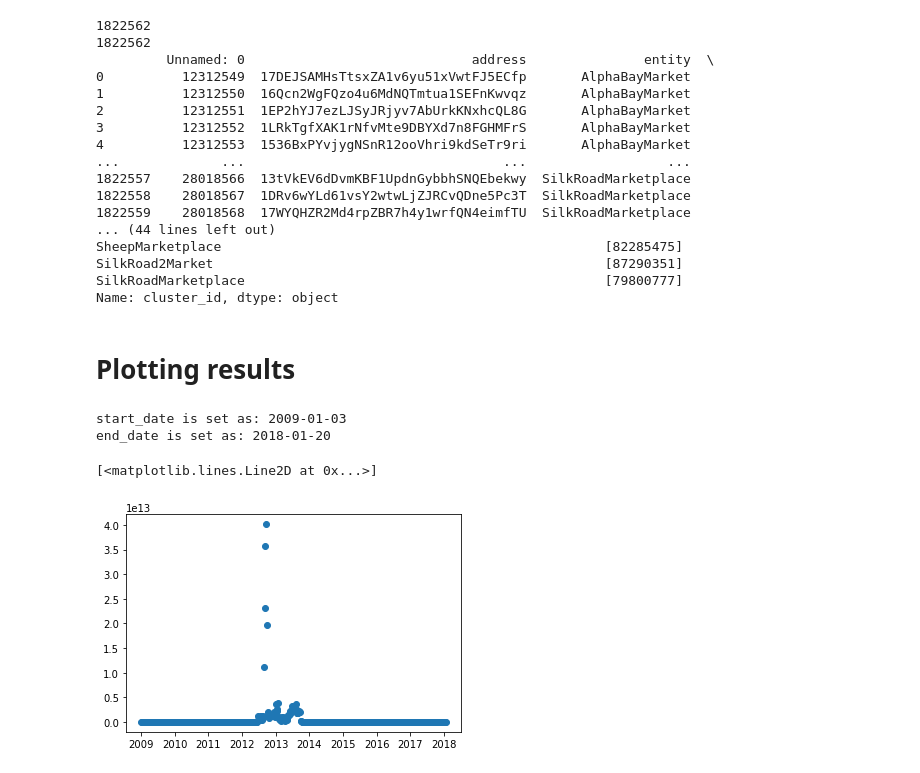
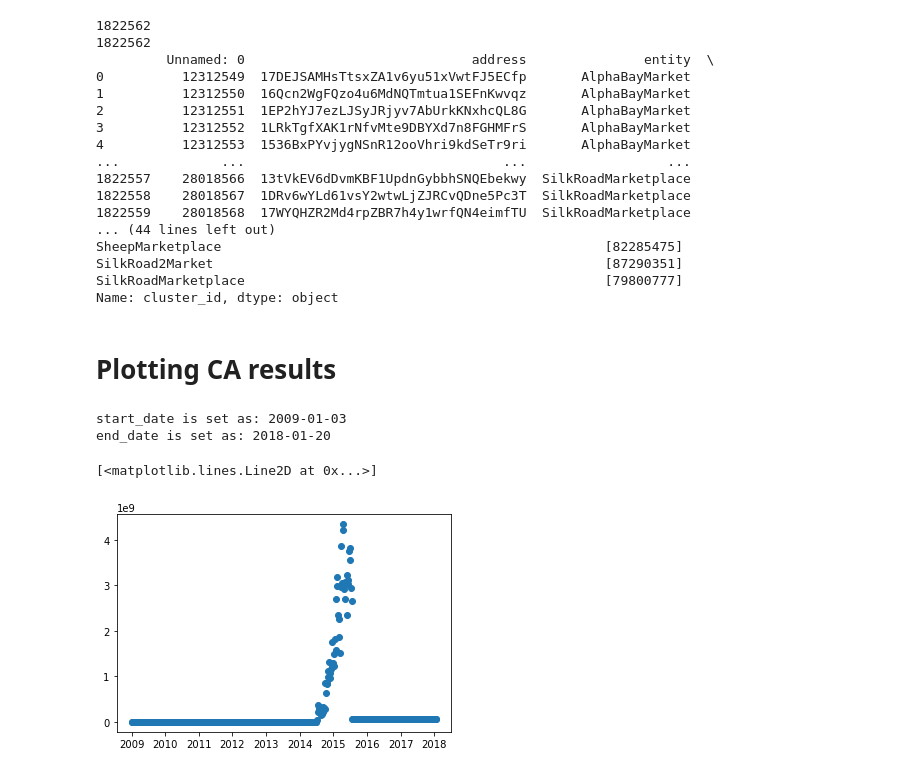
Before and after one commit to nicoloval/paint-black, a Jupyter notebook: graph_scripts.ipynb, the cells around one changed output. Saved outputs shown, nothing was run; the diff lists cells and outputs as text; code cells hidden in the pictures.

```diff
--- a/graph_scripts.ipynb
+++ b/graph_scripts.ipynb
@@ -207,12 +209,12 @@ SilkRoad2Market                                                  [87290351]
 SilkRoadMarketplace                                              [79800777]
 Name: cluster_id, dtype: object
 # %% [markdown]
-# Plotting results
+# Plotting CA results
 # %%
 start_date = datetime.fromtimestamp(chain.blocks[0].timestamp).date()
 end_date = datetime.strptime("2018-01-20", "%Y-%m-%d").date() #datetime.fromtimestamp(chain.blocks[-1].timestamp).date()
 frequency = 7
-cluster = 87290351
+cluster_list = [107302595, 115726064]
 chrono = SimpleChrono()
 
 print(f'start_date is set as: {start_date}')
@@ -225,38 +227,44 @@ tqdm_bar = tqdm(datelist, desc="processed files")
 x_values = []
 y_values = []
 
 # size = len(current_assets_zarr)
 # print(f'size of current_assets_zarr={size}')
 
 for timeunit in tqdm_bar:
     chrono.add_tic("net")
     current_assets_zarr = zarr.load(f'/local/scratch/exported/blockchain_parsed/bitcoin_darknet/gs_group/grayscale_op_ali/final/heur_1_data_v2/weekly/current_assets/current_assets_{timeunit}.zarr') #load gives an object array containing this dictionary:
     current_assets_zarr = dict(zip(current_assets_zarr["current_assets_index"], current_assets_zarr["current_assets_values"]))
 
     x_values.append(timeunit.strftime('%Y-%m-%d'))
-    if cluster in current_assets_zarr.keys():
-        y_values.append(float(current_assets_zarr[cluster]))
-    else:
-        y_values.append(0.0)
+    y_total = 0.0
+    for cluster in cluster_list:
+        if cluster in current_assets_zarr.keys():
+            y_total = y_total + float(current_assets_zarr[cluster])
+        else:
+            y_total += 0.0
+
+    y_values.append(y_total)
     # y_values.append(sum(current_assets_zarr.values())) for total
 
     tqdm_bar.set_description(f"week of '{timeunit.strftime('%Y-%m-%d')} took {chrono.elapsed('net')} sec", refresh=True)
     # print(sum(current_assets_zarr.values()))
 
 with open(f'jsonResults/CA_{cluster}_2009-01-03_2018-01-20.json', 'w') as f:
     results_dict = dict(zip(x_values, y_values))
     save_json = json.dumps(results_dict)
     f.write(save_json)
-    print(save_json)
+    # print(save_json)
 
 dates = matplotlib.dates.date2num(x_values)
 matplotlib.pyplot.plot_date(dates, y_values)
 
 # with open('result.txt', 'a') as fp:
 #     fp.write(print(current_assets_zarr))
 # %% [output]
 start_date is set as: 2009-01-03
 end_date is set as: 2018-01-20
+[<matplotlib.lines.Line2D at 0x...>]
+[figure, added]
 # %%
 # x_values2 = [timeunit.strftime('%Y-%m-%d') for timeunit in x_values]
 # y_values2 = [float(value * 0.00000001) for value in y_values]
@@ -266,9 +274,3 @@ with open('jsonResults/CA_79800777_2009-01-03_2018-01-20.json', 'w') as f:
     save_json = json.dumps(results_dict)
     f.write(save_json)
     print(save_json)
-# %%
-dates = matplotlib.dates.date2num(x_values)
-matplotlib.pyplot.plot_date(dates, y_values)
-# %% [output]
-[<matplotlib.lines.Line2D at 0x...>]
-[figure, removed]
```
Also changed, not shown: parts of 9 cells of this notebook, 37 other files.
